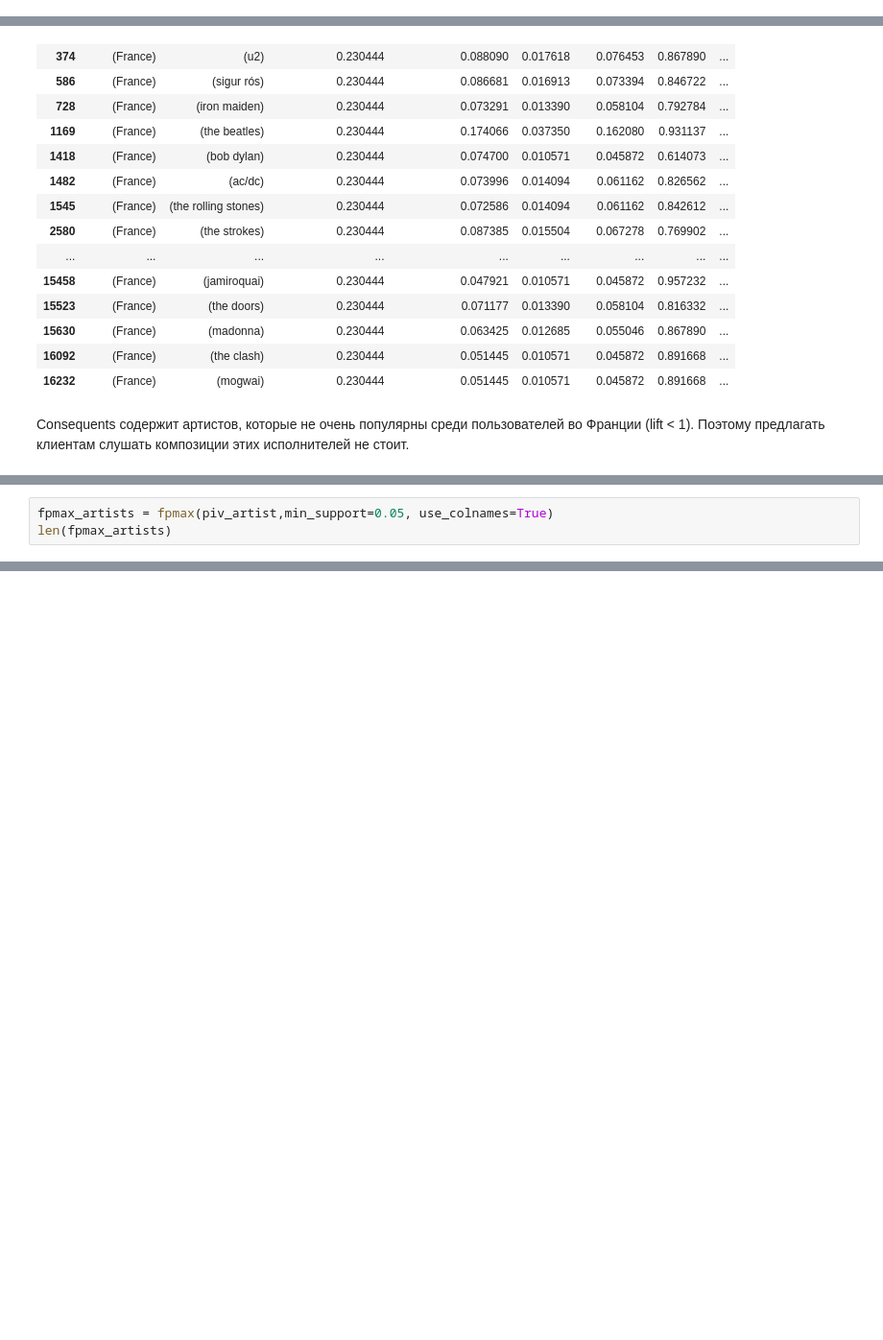
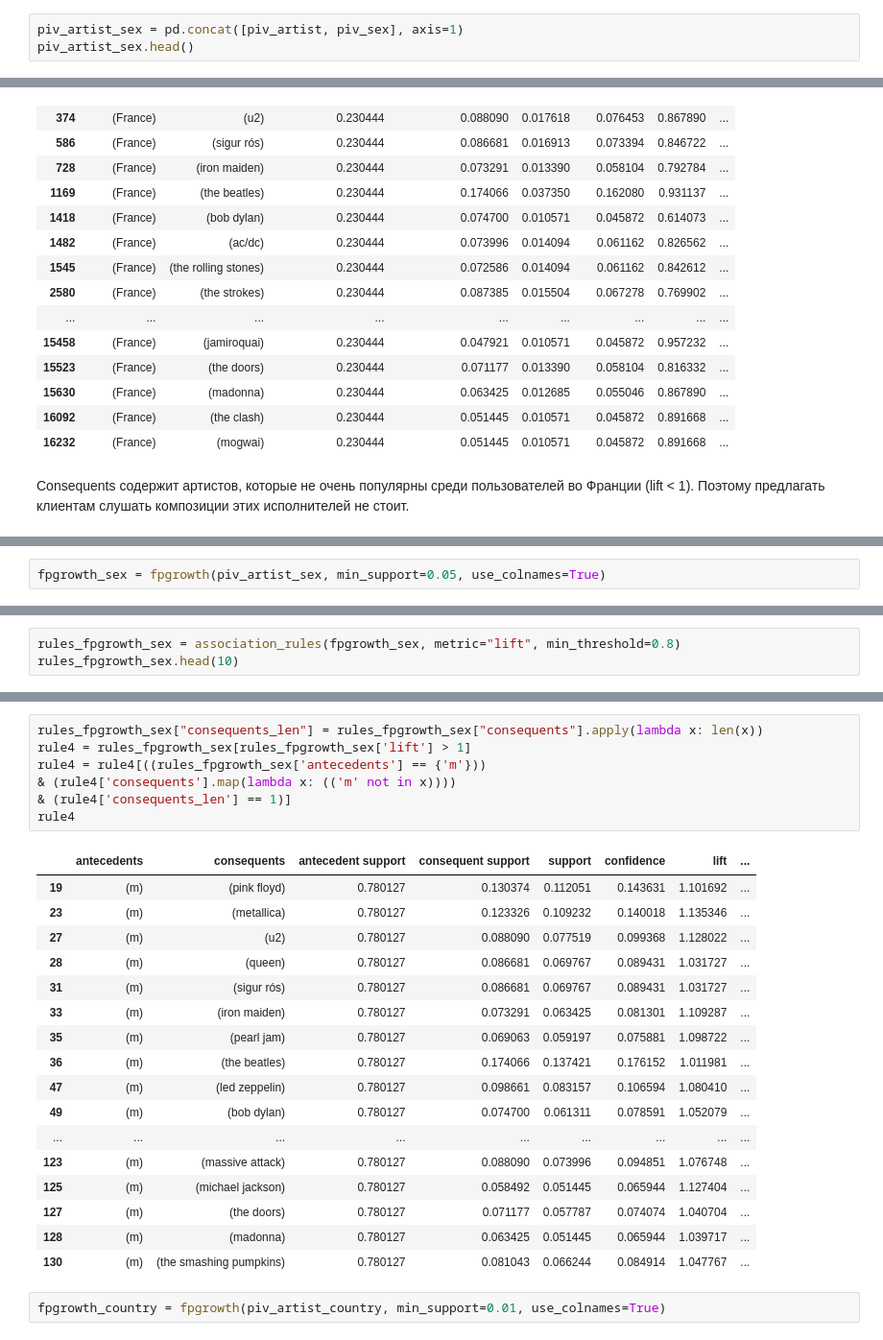
Before and after one commit to ematasova/Data_analyst, a Jupyter notebook: Лаба 2/Hometask 2.ipynb, the cells around one changed output, grey strips where cells are left out. Shown: that part at 96% size. Drawn from its saved outputs; the diff is of its cells as text; blank space fills up the shorter version.

```diff
--- a/Лаба 2/Hometask 2.ipynb
+++ b/Лаба 2/Hometask 2.ipynb
@@ -121,3 +125,6 @@ piv_artist_country.head()
 | 47 | 0 | 0 | 0 | 0 | 0 | 0 | 0 | ... |
 | 74 | 0 | 0 | 0 | 0 | 0 | 0 | 0 | ... |
 5 rows × 999 columns
+# %%
+piv_artist_sex = pd.concat([piv_artist, piv_sex], axis=1)
+piv_artist_sex.head()
@@ -302,3 +299,2 @@ fpgrowth_artist_rules_lift.head(10)
 # %%
-fpmax_artists = fpmax(piv_artist,min_support=0.05, use_colnames=True)
-len(fpmax_artists)
+fpgrowth_sex = fpgrowth(piv_artist_sex, min_support=0.05, use_colnames=True)
@@ -327,0 +301,3 @@ fpmax_artists_rules.sort_values('support', ascending=False)
+# %%
+rules_fpgrowth_sex = association_rules(fpgrowth_sex, metric="lift", min_threshold=0.8)
+rules_fpgrowth_sex.head(10)
@@ -327,0 +316,27 @@ fpmax_artists_rules.sort_values('support', ascending=False)
+# %%
+rules_fpgrowth_sex["consequents_len"] = rules_fpgrowth_sex["consequents"].apply(lambda x: len(x))
+rule4 = rules_fpgrowth_sex[rules_fpgrowth_sex['lift'] > 1]
+rule4 = rule4[((rules_fpgrowth_sex['antecedents'] == {'m'}))
+& (rule4['consequents'].map(lambda x: (('m' not in x))))
+& (rule4['consequents_len'] == 1)]
+rule4
+# %% [output]
+|  | antecedents | consequents | antecedent support | consequent support | support | confidence | lift | ... |
+| 19 | (m) | (pink floyd) | 0.780127 | 0.130374 | 0.112051 | 0.143631 | 1.101692 | ... |
+| 23 | (m) | (metallica) | 0.780127 | 0.123326 | 0.109232 | 0.140018 | 1.135346 | ... |
+| 27 | (m) | (u2) | 0.780127 | 0.088090 | 0.077519 | 0.099368 | 1.128022 | ... |
+| 28 | (m) | (queen) | 0.780127 | 0.086681 | 0.069767 | 0.089431 | 1.031727 | ... |
+| 31 | (m) | (sigur rós) | 0.780127 | 0.086681 | 0.069767 | 0.089431 | 1.031727 | ... |
+| 33 | (m) | (iron maiden) | 0.780127 | 0.073291 | 0.063425 | 0.081301 | 1.109287 | ... |
+| 35 | (m) | (pearl jam) | 0.780127 | 0.069063 | 0.059197 | 0.075881 | 1.098722 | ... |
+| 36 | (m) | (the beatles) | 0.780127 | 0.174066 | 0.137421 | 0.176152 | 1.011981 | ... |
+| 47 | (m) | (led zeppelin) | 0.780127 | 0.098661 | 0.083157 | 0.106594 | 1.080410 | ... |
+| 49 | (m) | (bob dylan) | 0.780127 | 0.074700 | 0.061311 | 0.078591 | 1.052079 | ... |
+| ... | ... | ... | ... | ... | ... | ... | ... | ... |
+| 123 | (m) | (massive attack) | 0.780127 | 0.088090 | 0.073996 | 0.094851 | 1.076748 | ... |
+| 125 | (m) | (michael jackson) | 0.780127 | 0.058492 | 0.051445 | 0.065944 | 1.127404 | ... |
+| 127 | (m) | (the doors) | 0.780127 | 0.071177 | 0.057787 | 0.074074 | 1.040704 | ... |
+| 128 | (m) | (madonna) | 0.780127 | 0.063425 | 0.051445 | 0.065944 | 1.039717 | ... |
+| 130 | (m) | (the smashing pumpkins) | 0.780127 | 0.081043 | 0.066244 | 0.084914 | 1.047767 | ... |
+# %%
+fpgrowth_country = fpgrowth(piv_artist_country, min_support=0.01, use_colnames=True)
```
Also changed, not shown: parts of 15 cells of this notebook.
